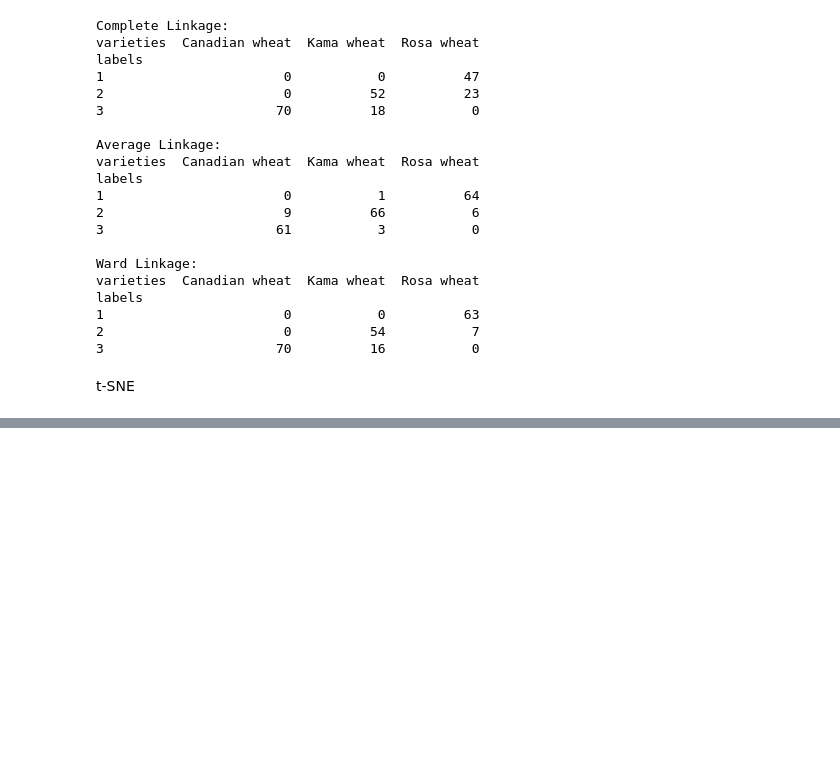
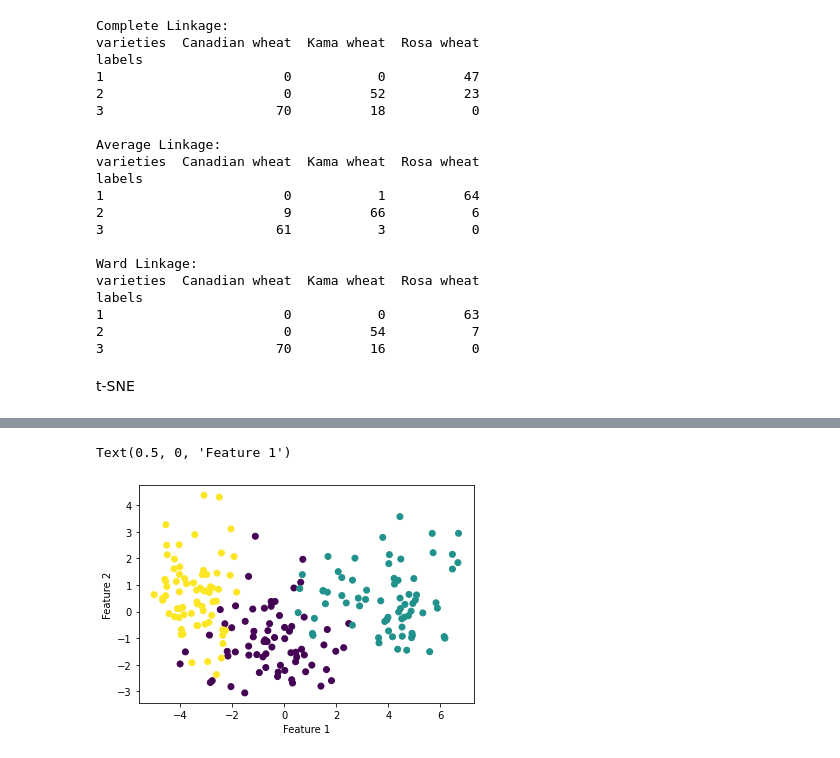
Before and after one commit to MaudDK/unsupervised-learning-scikit-grains-dataset, a Jupyter notebook: explore.ipynb, the cells around one changed output, grey strips where cells are left out. Saved outputs shown, nothing was run; the diff lists cells and outputs as text; code cells hidden in the pictures; blank space fills up the shorter version.

```diff
--- a/explore.ipynb
+++ b/explore.ipynb
@@ -243,0 +279,9 @@ plt.show()
+# %%
+xs = transformed[:,0]
+ys = transformed[:,1]
+plt.scatter(xs, ys, c=grains['variety_number'])
+plt.ylabel('Feature 2')
+plt.xlabel('Feature 1')
+# %% [output]
+Text(0.5, 0, 'Feature 1')
+[figure, added]
```
Also changed, not shown: parts of 19 cells of this notebook.
